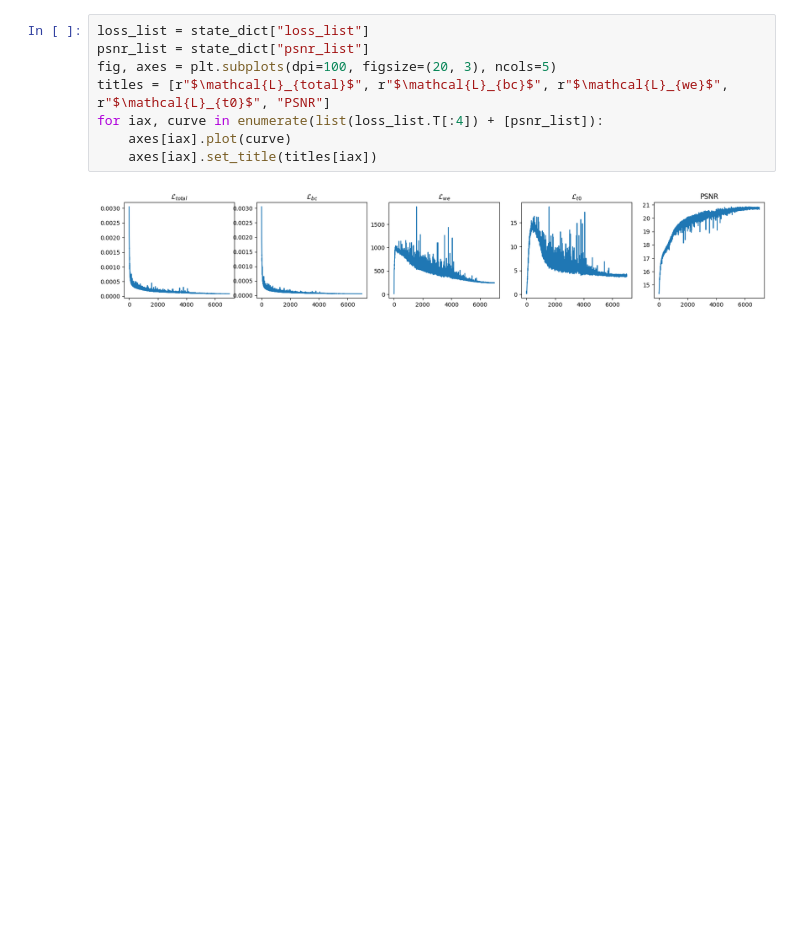
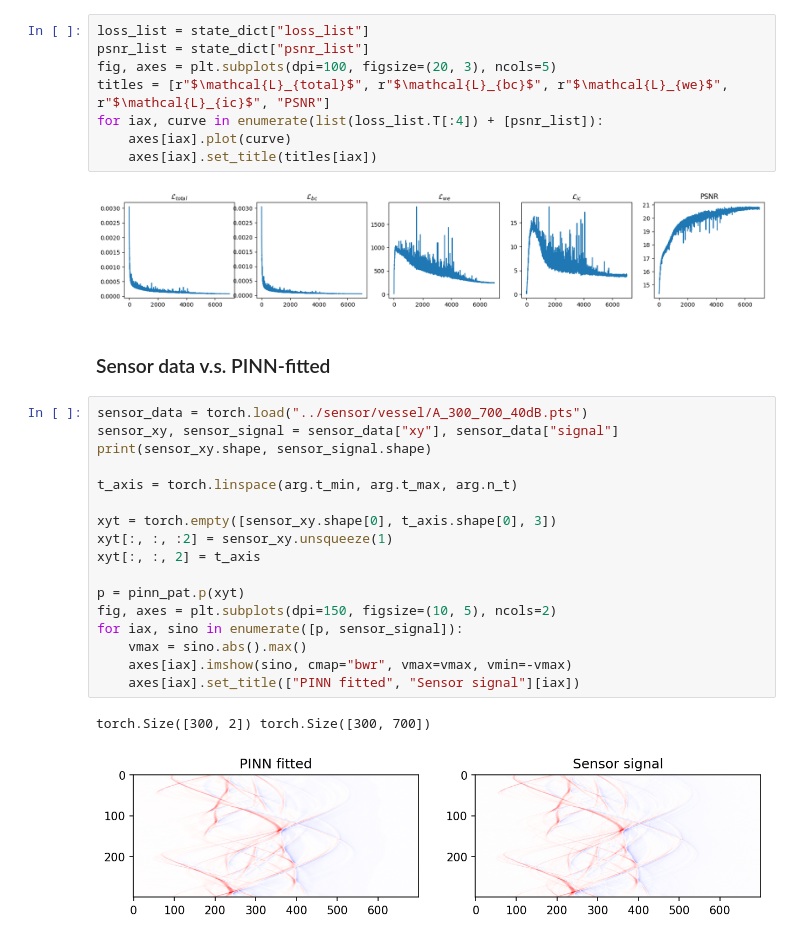
Before and after one commit to Ultrafast-Ray-Photoacoustic-Imaging/Ultrafast-Ray-Photoacoustic-Imaging, a Jupyter notebook: algorithms/PINN-PAT/demo/visual_vessel_reconstruction.ipynb, the cells around one changed output. Drawn from its saved outputs; the diff is of its cells as text; blank space fills up the shorter version.

```diff
--- a/algorithms/PINN-PAT/demo/visual_vessel_reconstruction.ipynb
+++ b/algorithms/PINN-PAT/demo/visual_vessel_reconstruction.ipynb
@@ -69,9 +79,31 @@ ax.imshow(p0, vmin=0, cmap="Grays_r")
 loss_list = state_dict["loss_list"]
 psnr_list = state_dict["psnr_list"]
 fig, axes = plt.subplots(dpi=100, figsize=(20, 3), ncols=5)
-titles = [r"$\mathcal{L}_{total}$", r"$\mathcal{L}_{bc}$", r"$\mathcal{L}_{we}$", r"$\mathcal{L}_{t0}$", "PSNR"]
+titles = [r"$\mathcal{L}_{total}$", r"$\mathcal{L}_{bc}$", r"$\mathcal{L}_{we}$", r"$\mathcal{L}_{ic}$", "PSNR"]
 for iax, curve in enumerate(list(loss_list.T[:4]) + [psnr_list]):
     axes[iax].plot(curve)
     axes[iax].set_title(titles[iax])
 # %% [output]
 [figure]
+# %% [markdown]
+### Sensor data v.s. PINN-fitted
+# %%
+sensor_data = torch.load("../sensor/vessel/A_300_700_40dB.pts")
+sensor_xy, sensor_signal = sensor_data["xy"], sensor_data["signal"]
+print(sensor_xy.shape, sensor_signal.shape)
+
+t_axis = torch.linspace(arg.t_min, arg.t_max, arg.n_t)
+
+xyt = torch.empty([sensor_xy.shape[0], t_axis.shape[0], 3])
+xyt[:, :, :2] = sensor_xy.unsqueeze(1)
+xyt[:, :, 2] = t_axis
+
+p = pinn_pat.p(xyt)
+fig, axes = plt.subplots(dpi=150, figsize=(10, 5), ncols=2)
+for iax, sino in enumerate([p, sensor_signal]):
+    vmax = sino.abs().max()
+    axes[iax].imshow(sino, cmap="bwr", vmax=vmax, vmin=-vmax)
+    axes[iax].set_title(["PINN fitted", "Sensor signal"][iax])
+# %% [output]
+torch.Size([300, 2]) torch.Size([300, 700])
+[figure, added]
```
Also changed, not shown: parts of 3 cells of this notebook, 2 other files.
